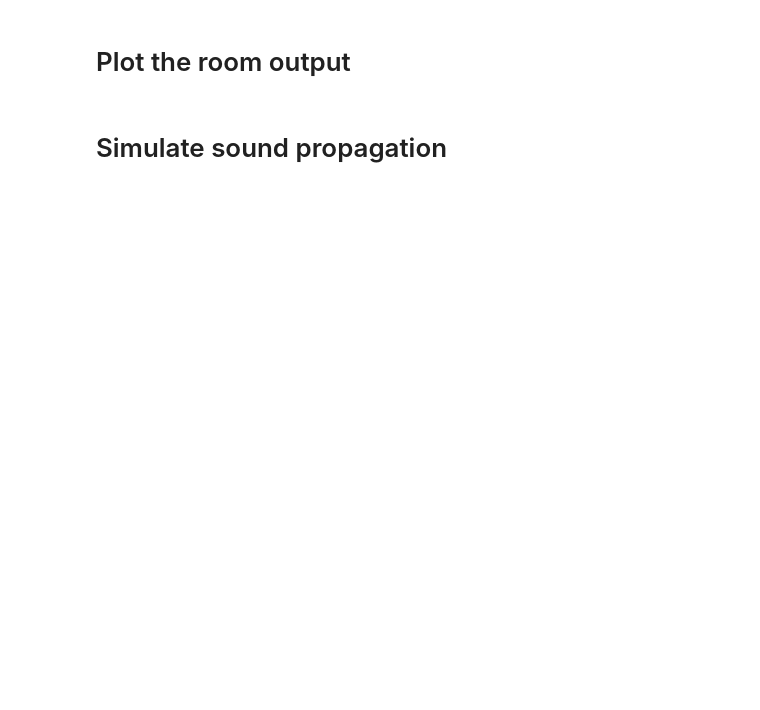
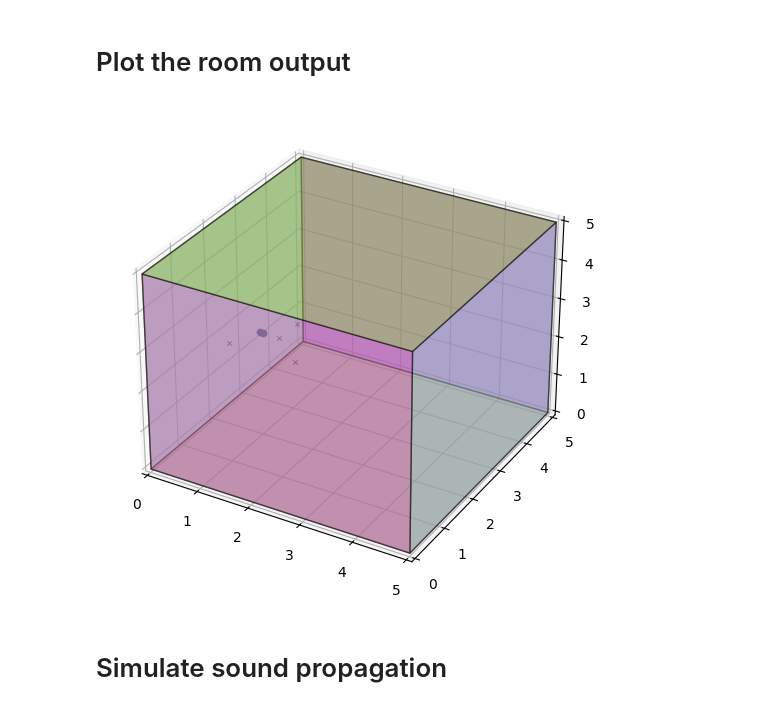
Before and after one commit to tjunjet/room-acoustics-simulator, a Jupyter notebook: simulator.ipynb, the cells around one changed output. Saved outputs shown, nothing was run; the diff lists cells and outputs as text; code cells hidden in the pictures; blank space fills up the shorter version.

```diff
--- a/simulator.ipynb
+++ b/simulator.ipynb
@@ -98,8 +98,10 @@ plt.show()
 # %% [markdown]
 # Plot the room output
 # %%
-room.plot()
+room.plot(img_order=0)
 plt.show()
+# %% [output]
+[figure, added]
 # %% [markdown]
 # Simulate sound propagation
 # %%
```
Also changed, not shown: parts of 4 cells of this notebook, 2 other files.
